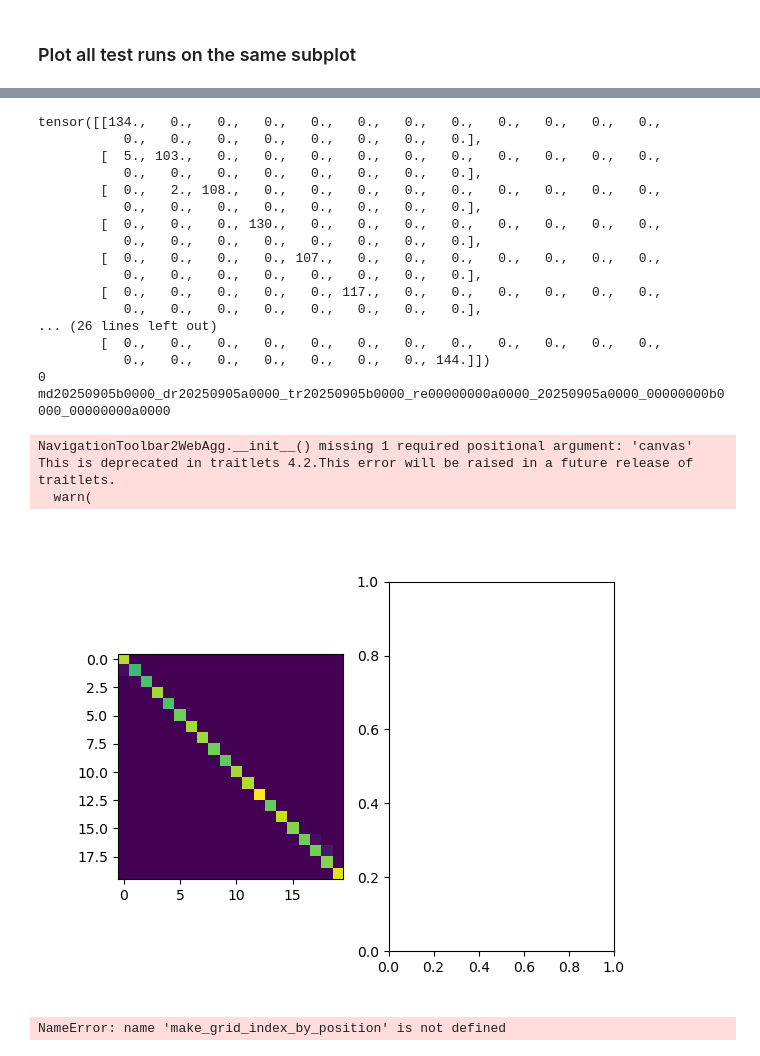
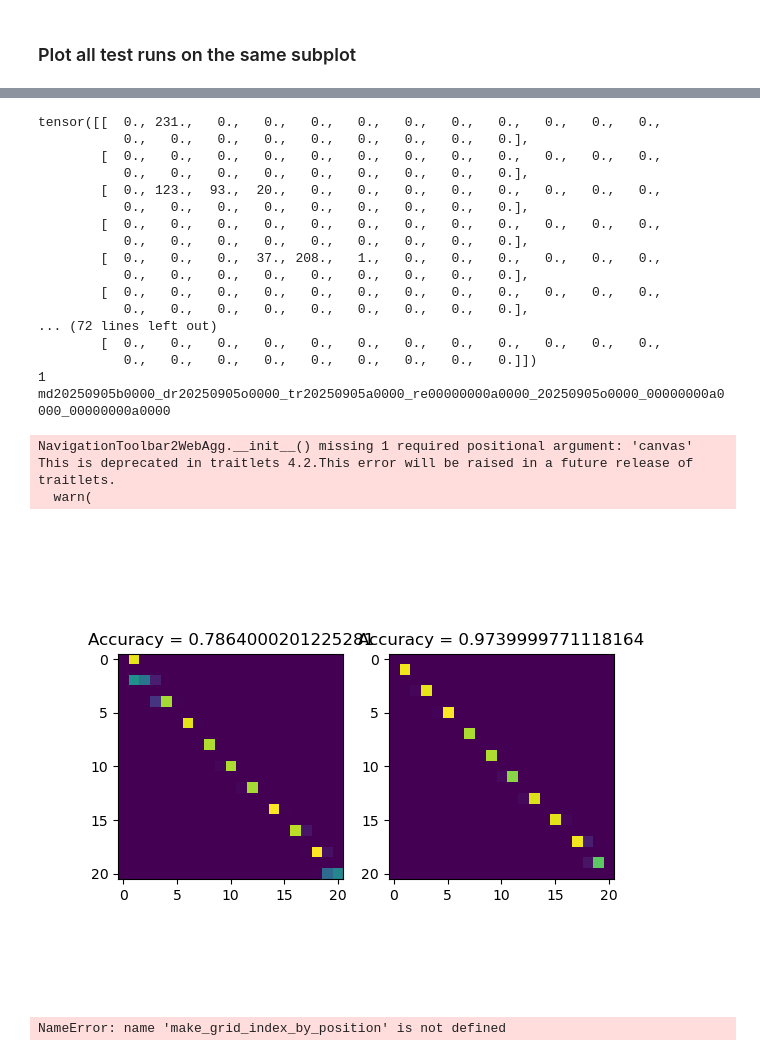
Before and after one commit to jonathan-chien/counting-rnn, a Jupyter notebook: notebooks/aaaa0001.ipynb, the cells around one changed output, grey strips where cells are left out. Saved outputs shown, nothing was run; the diff lists cells and outputs as text; code cells hidden in the pictures.

```diff
--- a/notebooks/aaaa0001.ipynb
+++ b/notebooks/aaaa0001.ipynb
@@ -78,6 +81,8 @@ if len(seed_idx_list) == 0:
     seed_idx_list = [
         int(p.name[-2:]) for p in (Path(exp_dir)).iterdir() if 'seed' in p.name
     ]
+    seed_idx_list.sort()
+    print(f"Seed idx list: {seed_idx_list}.")
 
 # Retrieve logged items from experiment.
 logs = []
@@ -118,6 +123,7 @@ for seed_idx in seed_idx_list:
         model_filepath = driver.get_model_filepath(exp_dir, seed_idx, train_run_id, model_suffix='_best.pt')
 
         # Run testing.
+        print(f"Seed idx: {seed_idx}.")
         (
             seed_dict['test_runs'][test_run_id]['logger_test'],
             seed_dict['test_runs'][test_run_id]['model'],
@@ -135,7 +141,7 @@ for seed_idx in seed_idx_list:
             log_outputs_override=True
         )
 
-        logs.append(seed_dict)
+    logs.append(seed_dict)
 
 logs = pd.DataFrame(logs)
 
@@ -478,6 +484,8 @@ def construct_confusion_matrix(ground_truth_labels, generated_labels, matrix_sup
 
     return confusion_matrix
 # %%
+seed_idx = 1
+
 # First get max count across target/generated counts for all test runs to
 # specify common support. May as well store labels for easier access during
 # plotting step.
@@ -490,50 +498,51 @@ labels = {
 }
 confusion_matrix_support = torch.arange(
     max([
         max(
             max([torch.sum(labels >= 4) for labels in labels[test_run_id]['ground_truth']]),
             max([torch.sum(labels == 0) for labels in labels[test_run_id]['generated']])
         )
         for test_run_id in test_run_id_to_plot_list
     ])
     + 1
 )
 
 # Plot confusion matrices.
 fig_2, axs_2 = plt.subplots(1, 2, squeeze=False)
 for i_test_run, test_run_id in enumerate(test_run_id_to_plot_list):
     confusion_matrix = construct_confusion_matrix(
         ground_truth_labels=labels[test_run_id]['ground_truth'],
         generated_labels=labels[test_run_id]['generated'],
         matrix_support=confusion_matrix_support
     )
     i_row, i_col = divmod(i_test_run, num_test_runs_to_plot)
     print(confusion_matrix)
     print(i_test_run)
     axs_2[i_row, i_col].imshow(confusion_matrix)
+    axs_2[i_row, i_col].set_title(f"Accuracy = {torch.trace(confusion_matrix/torch.sum(confusion_matrix, dim=None))}")
     print(test_run_id)
 # %% [output]
-tensor([[134.,   0.,   0.,   0.,   0.,   0.,   0.,   0.,   0.,   0.,   0.,   0.,
-           0.,   0.,   0.,   0.,   0.,   0.,   0.,   0.],
-        [  5., 103.,   0.,   0.,   0.,   0.,   0.,   0.,   0.,   0.,   0.,   0.,
-           0.,   0.,   0.,   0.,   0.,   0.,   0.,   0.],
-        [  0.,   2., 108.,   0.,   0.,   0.,   0.,   0.,   0.,   0.,   0.,   0.,
-           0.,   0.,   0.,   0.,   0.,   0.,   0.,   0.],
-        [  0.,   0.,   0., 130.,   0.,   0.,   0.,   0.,   0.,   0.,   0.,   0.,
-           0.,   0.,   0.,   0.,   0.,   0.,   0.,   0.],
-        [  0.,   0.,   0.,   0., 107.,   0.,   0.,   0.,   0.,   0.,   0.,   0.,
-           0.,   0.,   0.,   0.,   0.,   0.,   0.,   0.],
-        [  0.,   0.,   0.,   0.,   0., 117.,   0.,   0.,   0.,   0.,   0.,   0.,
-           0.,   0.,   0.,   0.,   0.,   0.,   0.,   0.],
-... (26 lines left out)
+tensor([[  0., 231.,   0.,   0.,   0.,   0.,   0.,   0.,   0.,   0.,   0.,   0.,
+           0.,   0.,   0.,   0.,   0.,   0.,   0.,   0.,   0.],
         [  0.,   0.,   0.,   0.,   0.,   0.,   0.,   0.,   0.,   0.,   0.,   0.,
-           0.,   0.,   0.,   0.,   0.,   0.,   0., 144.]])
-0
-md20250905b0000_dr20250905a0000_tr20250905b0000_re00000000a0000_20250905a0000_00000000b0000_00000000a0000
+           0.,   0.,   0.,   0.,   0.,   0.,   0.,   0.,   0.],
+        [  0., 123.,  93.,  20.,   0.,   0.,   0.,   0.,   0.,   0.,   0.,   0.,
+           0.,   0.,   0.,   0.,   0.,   0.,   0.,   0.,   0.],
+        [  0.,   0.,   0.,   0.,   0.,   0.,   0.,   0.,   0.,   0.,   0.,   0.,
+           0.,   0.,   0.,   0.,   0.,   0.,   0.,   0.,   0.],
+        [  0.,   0.,   0.,  37., 208.,   1.,   0.,   0.,   0.,   0.,   0.,   0.,
+           0.,   0.,   0.,   0.,   0.,   0.,   0.,   0.,   0.],
+        [  0.,   0.,   0.,   0.,   0.,   0.,   0.,   0.,   0.,   0.,   0.,   0.,
+           0.,   0.,   0.,   0.,   0.,   0.,   0.,   0.,   0.],
+... (72 lines left out)
+        [  0.,   0.,   0.,   0.,   0.,   0.,   0.,   0.,   0.,   0.,   0.,   0.,
+           0.,   0.,   0.,   0.,   0.,   0.,   0.,   0.,   0.]])
+1
+md20250905b0000_dr20250905o0000_tr20250905a0000_re00000000a0000_20250905o0000_00000000a0000_00000000a0000
 NavigationToolbar2WebAgg.__init__() missing 1 required positional argument: 'canvas'
 This is deprecated in traitlets 4.2.This error will be raised in a future release of traitlets.
   warn(
-[figure, old version]
+[figure, new version]
 # %%
 # import re
 # import pandas as pd
```
Also changed, not shown: parts of 7 cells of this notebook.
